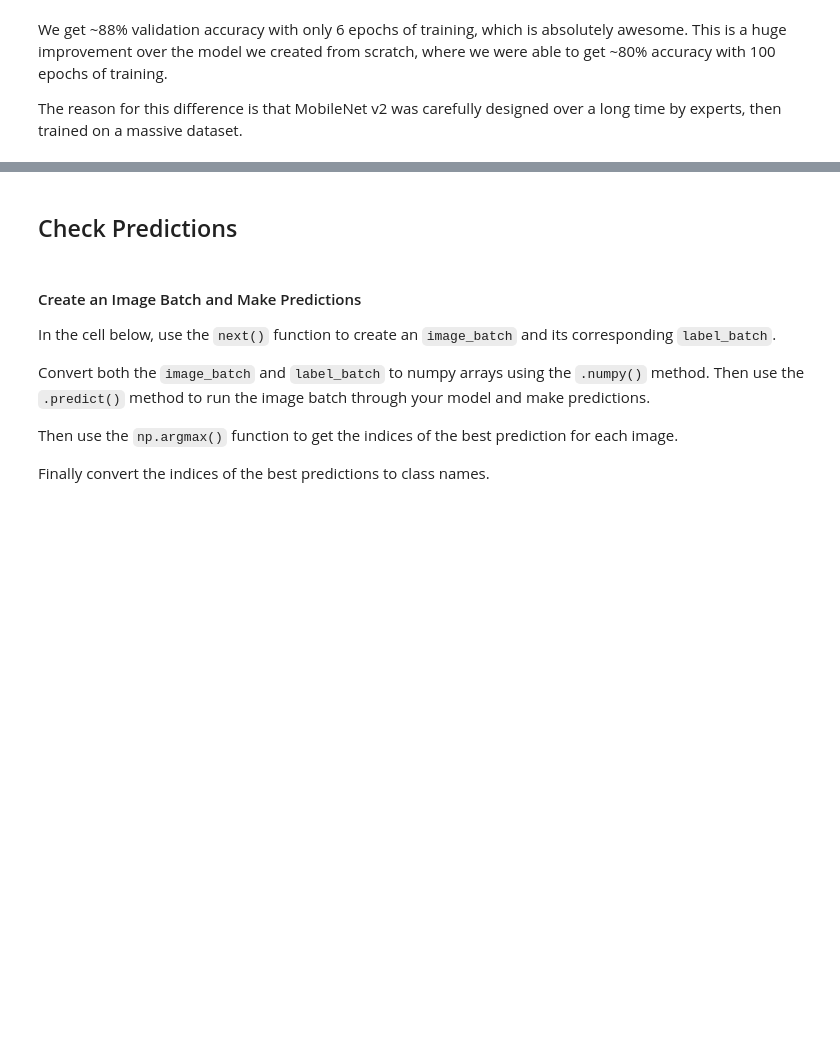
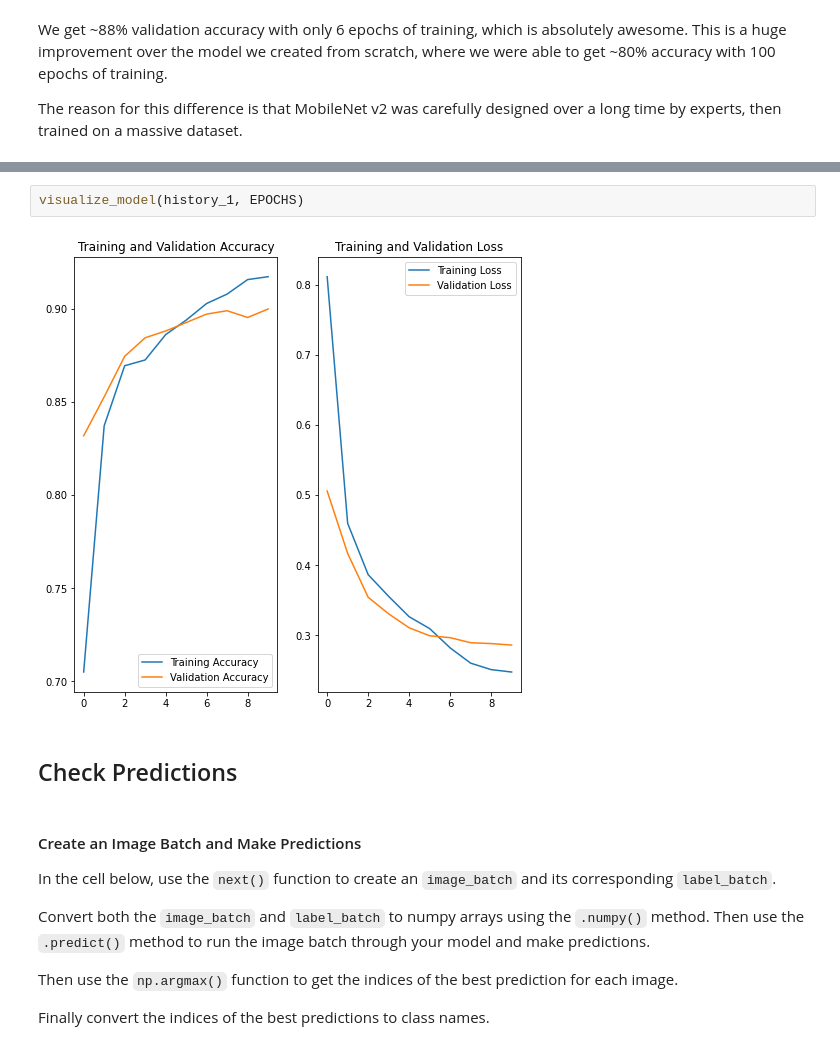
Before and after one commit to harveyvn/Transfer-Learning-Flowers-Classification, a Jupyter notebook: notebook.ipynb, the cells around one changed output, grey strips where cells are left out. Drawn from its saved outputs; the diff is of its cells as text; blank space fills up the shorter version.

```diff
--- a/notebook.ipynb
+++ b/notebook.ipynb
@@ -233,3 +326,7 @@ The reason for this difference is that MobileNet v2 was carefully designed over
+# %%
+visualize_model(history_1, EPOCHS)
+# %% [output]
+[figure, added]
 # %% [markdown]
 ## Check Predictions
 # %% [markdown]
```
Also changed, not shown: parts of 11 cells of this notebook, 1 other file.
